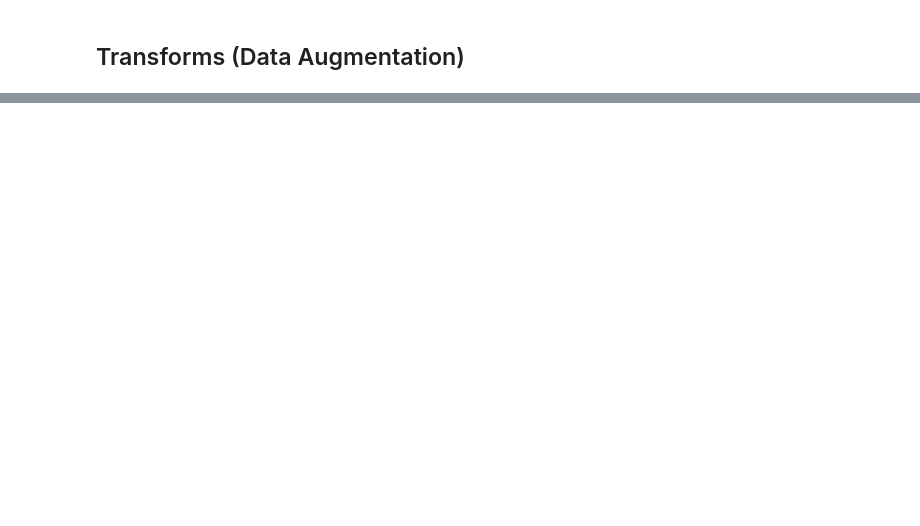
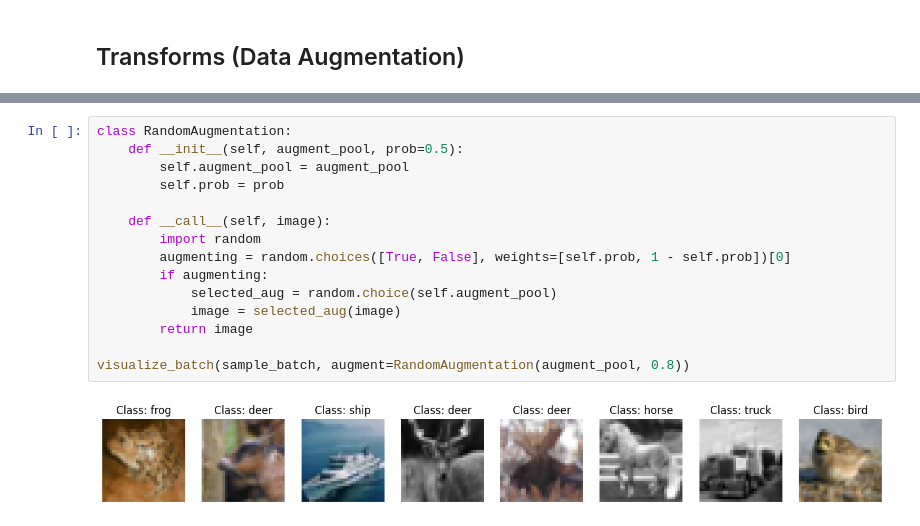
Before and after one commit to GoGiants1/MLDL-study, a Jupyter notebook: mldl-cnn.ipynb, the cells around one changed output, grey strips where cells are left out. Drawn from its saved outputs; the diff is of its cells as text; blank space fills up the shorter version.

```diff
--- a/mldl-cnn.ipynb
+++ b/mldl-cnn.ipynb
@@ -201,0 +226,17 @@ visualize_batch(sample_batch)
+# %%
+class RandomAugmentation:
+    def __init__(self, augment_pool, prob=0.5):
+        self.augment_pool = augment_pool
+        self.prob = prob
+
+    def __call__(self, image):
+        import random
+        augmenting = random.choices([True, False], weights=[self.prob, 1 - self.prob])[0]
+        if augmenting:
+            selected_aug = random.choice(self.augment_pool)
+            image = selected_aug(image)
+        return image
+
+visualize_batch(sample_batch, augment=RandomAugmentation(augment_pool, 0.8))
+# %% [output]
+[figure, added]
```
Also changed, not shown: parts of 11 cells of this notebook.
